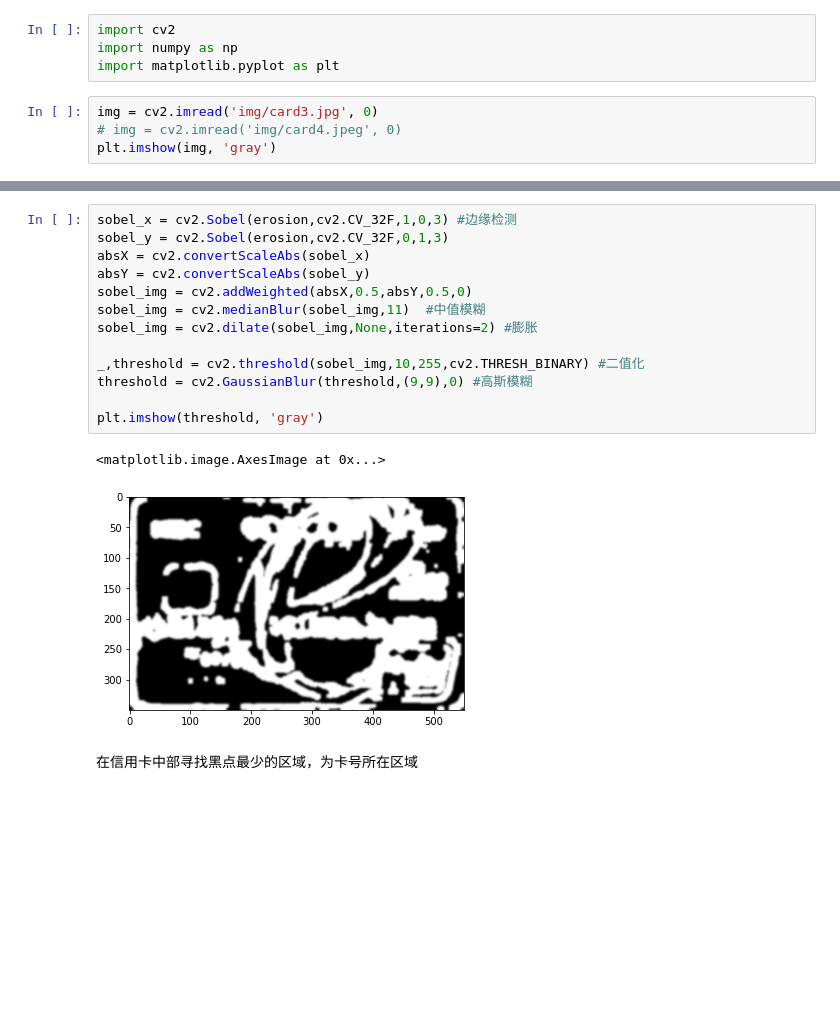
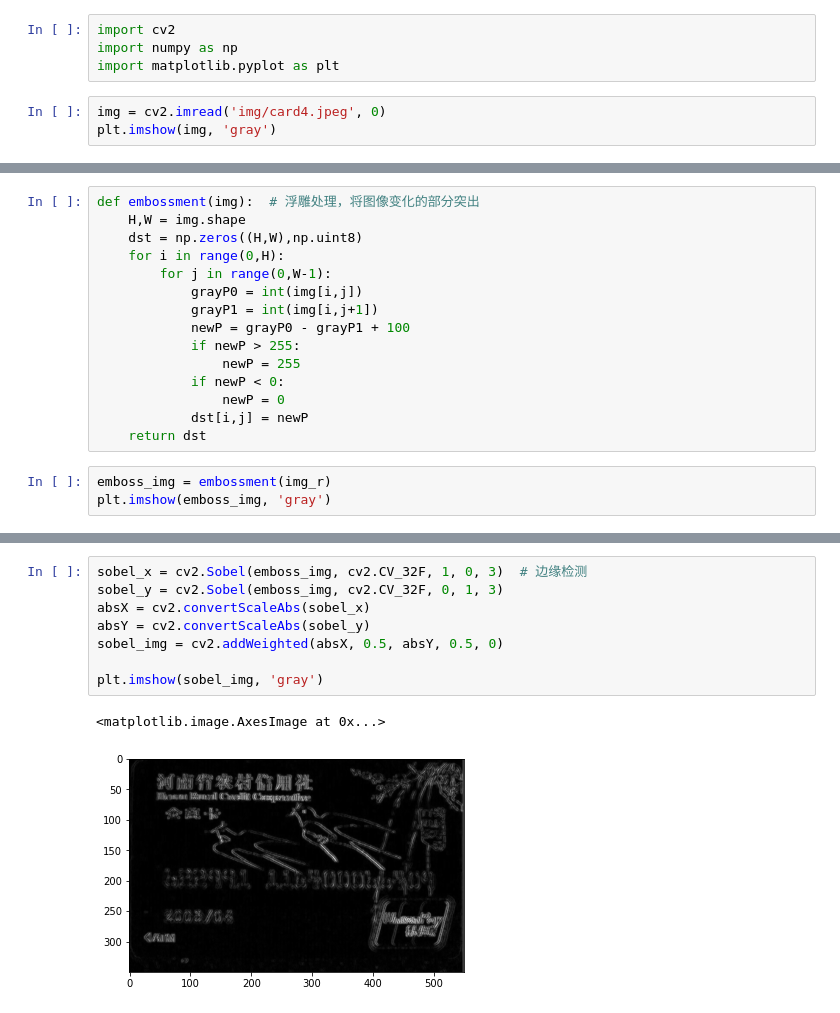
Before and after one commit to ThePiii/CreditCardIdentification, a Jupyter notebook: notebook/CardProcess2.ipynb, the cells around one changed output, grey strips where cells are left out. Drawn from its saved outputs; the diff is of its cells as text; blank space fills up the shorter version.

```diff
--- a/notebook/CardProcess2.ipynb
+++ b/notebook/CardProcess2.ipynb
@@ -3,8 +3,7 @@ import cv2
 import numpy as np
 import matplotlib.pyplot as plt
 # %%
-img = cv2.imread('img/card3.jpg', 0)
-# img = cv2.imread('img/card4.jpeg', 0)
+img = cv2.imread('img/card4.jpeg', 0)
 plt.imshow(img, 'gray')
 # %% [output]
 <matplotlib.image.AxesImage at 0x...>
@@ -62,0 +74,18 @@ plt.imshow(erosion, 'gray')
+# %%
+def embossment(img):  # 浮雕处理，将图像变化的部分突出
+    H,W = img.shape
+    dst = np.zeros((H,W),np.uint8)
+    for i in range(0,H):
+        for j in range(0,W-1):
+            grayP0 = int(img[i,j])
+            grayP1 = int(img[i,j+1])
+            newP = grayP0 - grayP1 + 100
+            if newP > 255:
+                newP = 255
+            if newP < 0:
+                newP = 0
+            dst[i,j] = newP
+    return dst
+# %%
+emboss_img = embossment(img_r)
+plt.imshow(emboss_img, 'gray')
@@ -63,18 +95,11 @@ plt.imshow(erosion, 'gray')
 # %%
-sobel_x = cv2.Sobel(erosion,cv2.CV_32F,1,0,3) #边缘检测
-sobel_y = cv2.Sobel(erosion,cv2.CV_32F,0,1,3)
+sobel_x = cv2.Sobel(emboss_img, cv2.CV_32F, 1, 0, 3)  # 边缘检测
+sobel_y = cv2.Sobel(emboss_img, cv2.CV_32F, 0, 1, 3)
 absX = cv2.convertScaleAbs(sobel_x)
 absY = cv2.convertScaleAbs(sobel_y)
-sobel_img = cv2.addWeighted(absX,0.5,absY,0.5,0)
-sobel_img = cv2.medianBlur(sobel_img,11)  #中值模糊
-sobel_img = cv2.dilate(sobel_img,None,iterations=2) #膨胀
+sobel_img = cv2.addWeighted(absX, 0.5, absY, 0.5, 0)
 
-_,threshold = cv2.threshold(sobel_img,10,255,cv2.THRESH_BINARY) #二值化
-threshold = cv2.GaussianBlur(threshold,(9,9),0) #高斯模糊
-
-plt.imshow(threshold, 'gray')
+plt.imshow(sobel_img, 'gray')
 # %% [output]
 <matplotlib.image.AxesImage at 0x...>
-[figure, old version]
+[figure, new version]
-# %% [markdown]
-在信用卡中部寻找黑点最少的区域，为卡号所在区域
```
Also changed, not shown: parts of 21 cells of this notebook.
